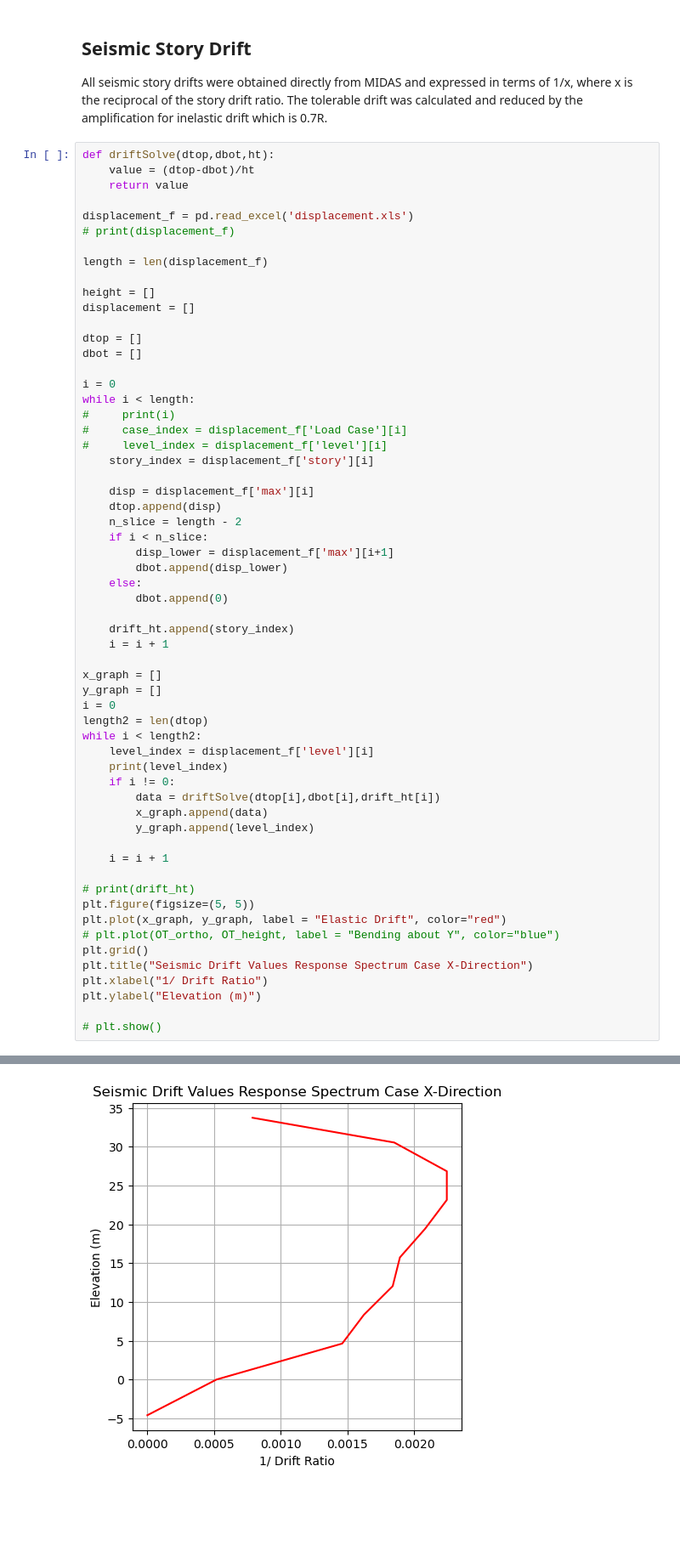
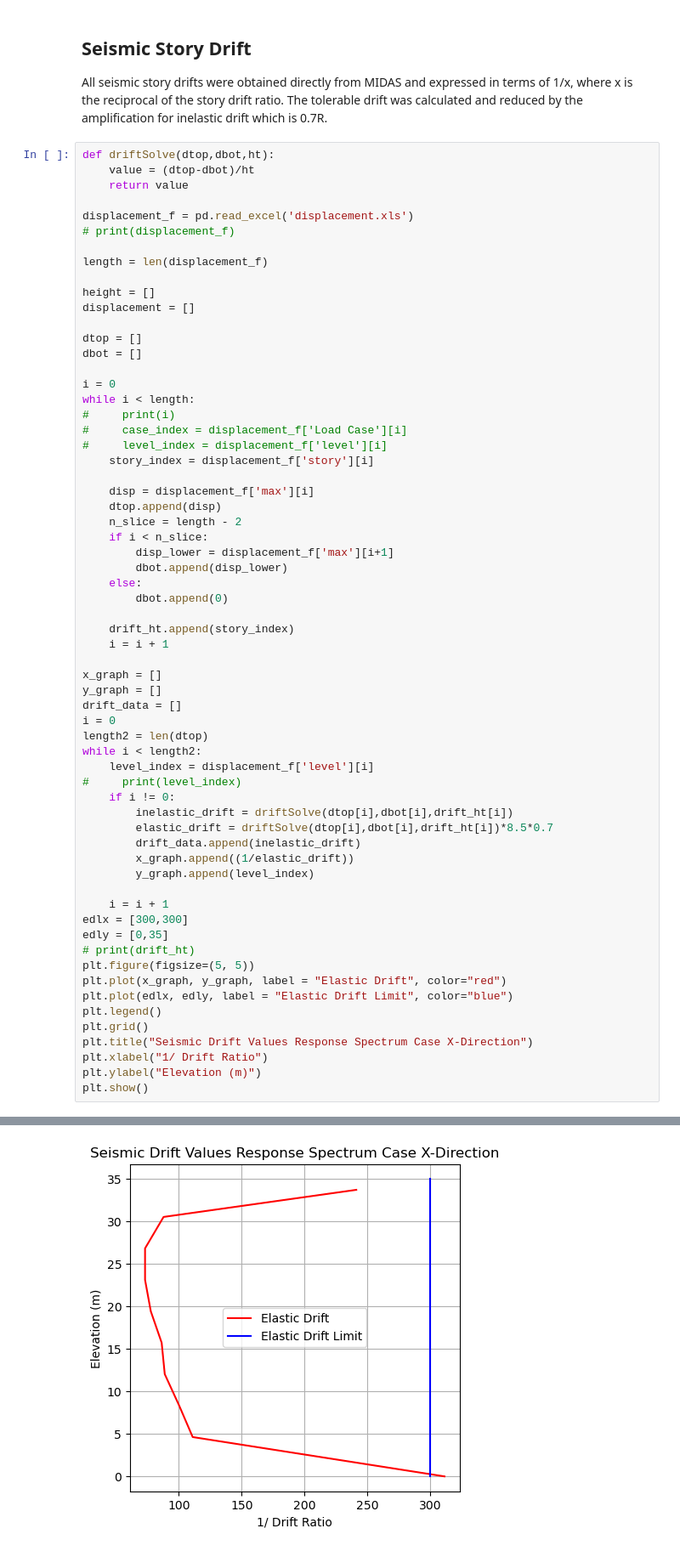
Before and after one commit to albertp16/seismicpy, a Jupyter notebook: NSCP 2015 Irregularities/Drift Check.ipynb, the cells around one changed output, grey strips where cells are left out. Shown at 85% size. Cells and saved outputs as stored; diff of their text form; blank space fills up the shorter version.

```diff
--- a/NSCP 2015 Irregularities/Drift Check.ipynb
+++ b/NSCP 2015 Irregularities/Drift Check.ipynb
@@ -45,26 +45,30 @@ while i < length:
 
 x_graph = []
 y_graph = []
+drift_data = []
 i = 0
 length2 = len(dtop)
 while i < length2:
     level_index = displacement_f['level'][i]
-    print(level_index)
+#     print(level_index)
     if i != 0:
-        data = driftSolve(dtop[i],dbot[i],drift_ht[i])
-        x_graph.append(data)
+        inelastic_drift = driftSolve(dtop[i],dbot[i],drift_ht[i])
+        elastic_drift = driftSolve(dtop[i],dbot[i],drift_ht[i])*8.5*0.7
+        drift_data.append(inelastic_drift)
+        x_graph.append((1/elastic_drift))
         y_graph.append(level_index)
 
     i = i + 1
-
+edlx = [300,300]
+edly = [0,35]
 # print(drift_ht)
 plt.figure(figsize=(5, 5))
 plt.plot(x_graph, y_graph, label = "Elastic Drift", color="red")
-# plt.plot(OT_ortho, OT_height, label = "Bending about Y", color="blue")
+plt.plot(edlx, edly, label = "Elastic Drift Limit", color="blue")
+plt.legend()
 plt.grid()
 plt.title("Seismic Drift Values Response Spectrum Case X-Direction")
 plt.xlabel("1/ Drift Ratio")
 plt.ylabel("Elevation (m)")
-
-# plt.show()
+plt.show()
 # %% [output]
@@ -84 +75 @@ Text(0, 0.5, 'Elevation (m)')
-[figure, old version]
+[figure, new version]
```
Also changed, not shown: parts of 6 cells of this notebook, 1 other file.
